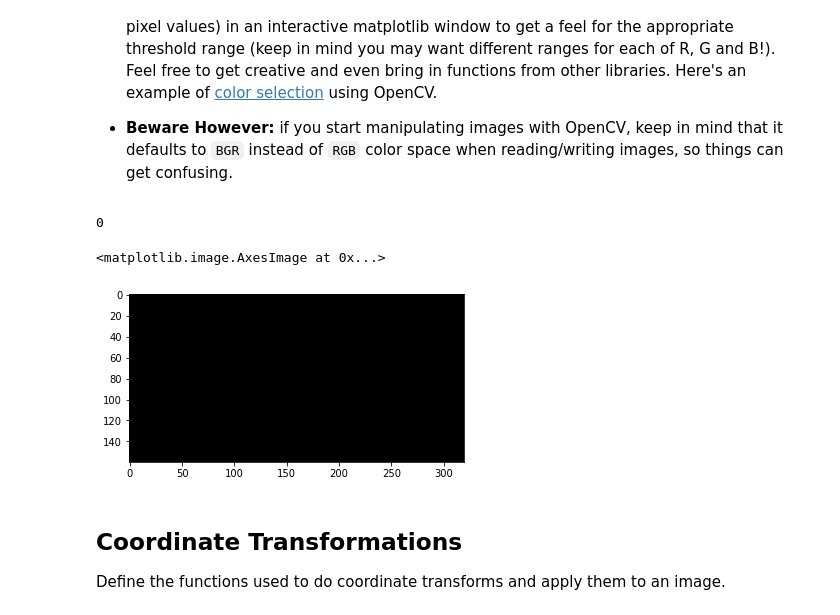
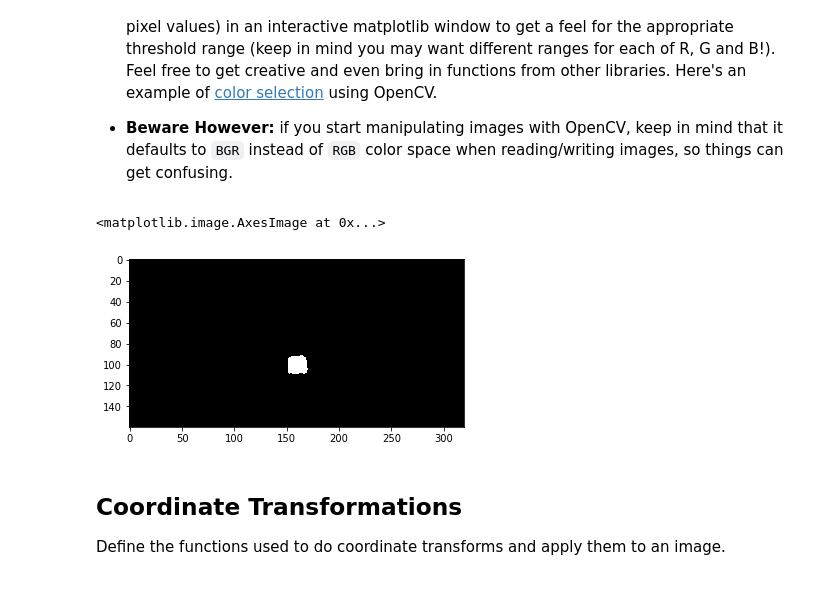
Before and after one commit to patelharsh94/RoboticsND, a Jupyter notebook: code/Rover_Project_Test_Notebook.ipynb, the cells around one changed output. Cells and saved outputs as stored; diff of their text form; code cells hidden in the pictures.

```diff
--- a/code/Rover_Project_Test_Notebook.ipynb
+++ b/code/Rover_Project_Test_Notebook.ipynb
@@ -148,38 +148,39 @@ def find_rocks(img):
     upper_yellow = np.array([100, 255, 255])
     color_select = np.zeros_like(img[:,:,0])
 
 
     rock = cv2.inRange(hsv_img, lower_yellow, upper_yellow)
 
     thresh_map = (rock[:][:] > 0)
 
     color_select[thresh_map] = 1
 
     return color_select
 
 # Finds the obstacles in the map and returns a
 # 2d matrix of 1/0 representing the map.
 def find_obstacles(img):
 
     hsv_img = cv2.cvtColor(img, cv2.COLOR_RGB2HSV)
     upper_gray = np.array([180,160,160])
     lower_gray = np.array([0,0,0])
     color_select = np.zeros_like(img[:,:,0])
     obstacles = cv2.inRange(hsv_img, lower_gray, upper_gray)
     thresh_map = (obstacles[:][:] > 0)
 
     color_select[thresh_map] = 1
     return color_select
 
-rock = find_rocks(warped)
-print(np.count_nonzero(rock==1))
+#plt.imshow(find_obstacles(warped), cmap='gray')
+
+rock = find_rocks(rock_img)
+#print(np.count_nonzero(rock==1))
 plt.imshow(rock, cmap="gray")
 
 #plt.imshow(threshed, cmap='gray')
 # %% [output]
-0
+<matplotlib.image.AxesImage at 0x...>
-<matplotlib.image.AxesImage at 0x...>
-[figure, old version]
+[figure, new version]
 # %% [markdown]
 ## Coordinate Transformations
 Define the functions used to do coordinate transforms and apply them to an image.
```
Also changed, not shown: parts of 3 cells of this notebook, 10 other files.
